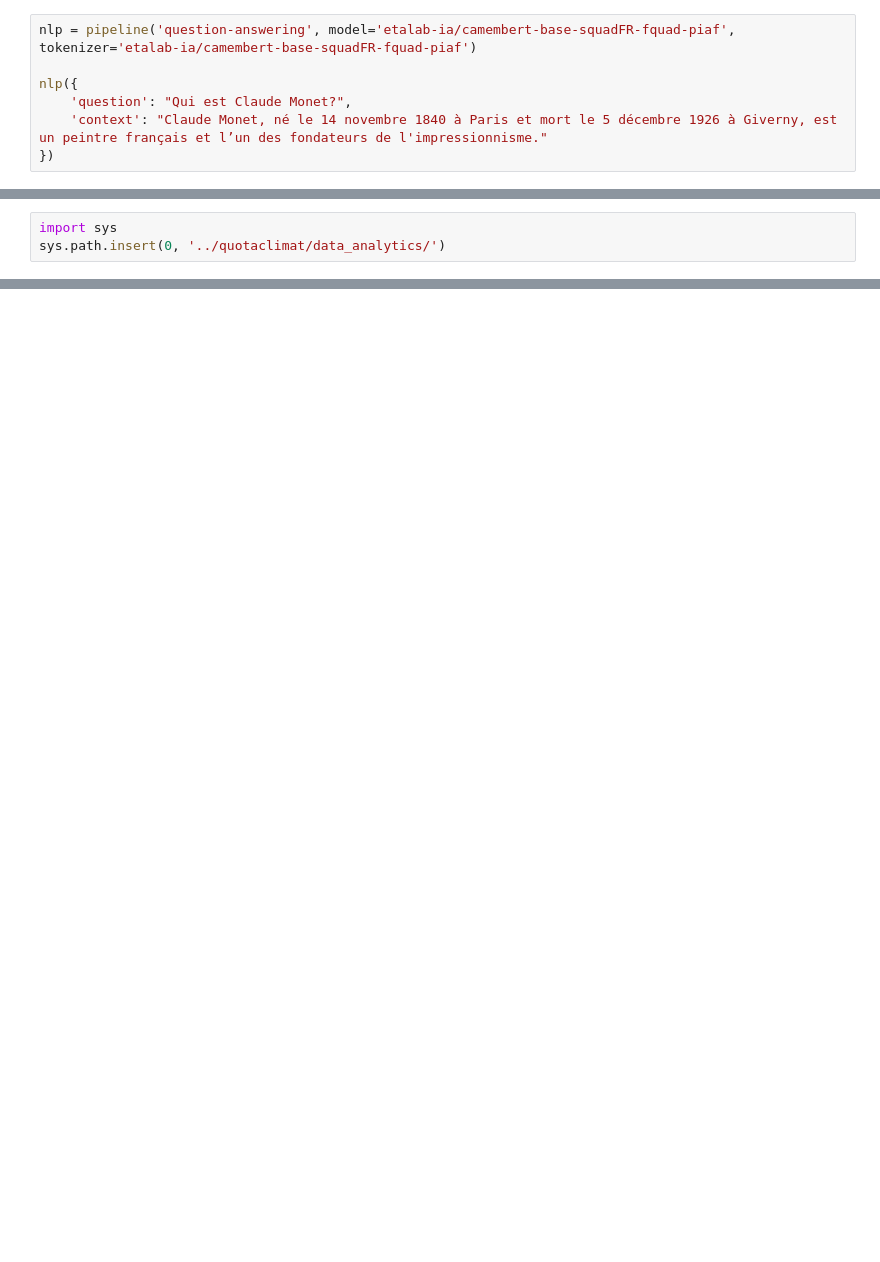
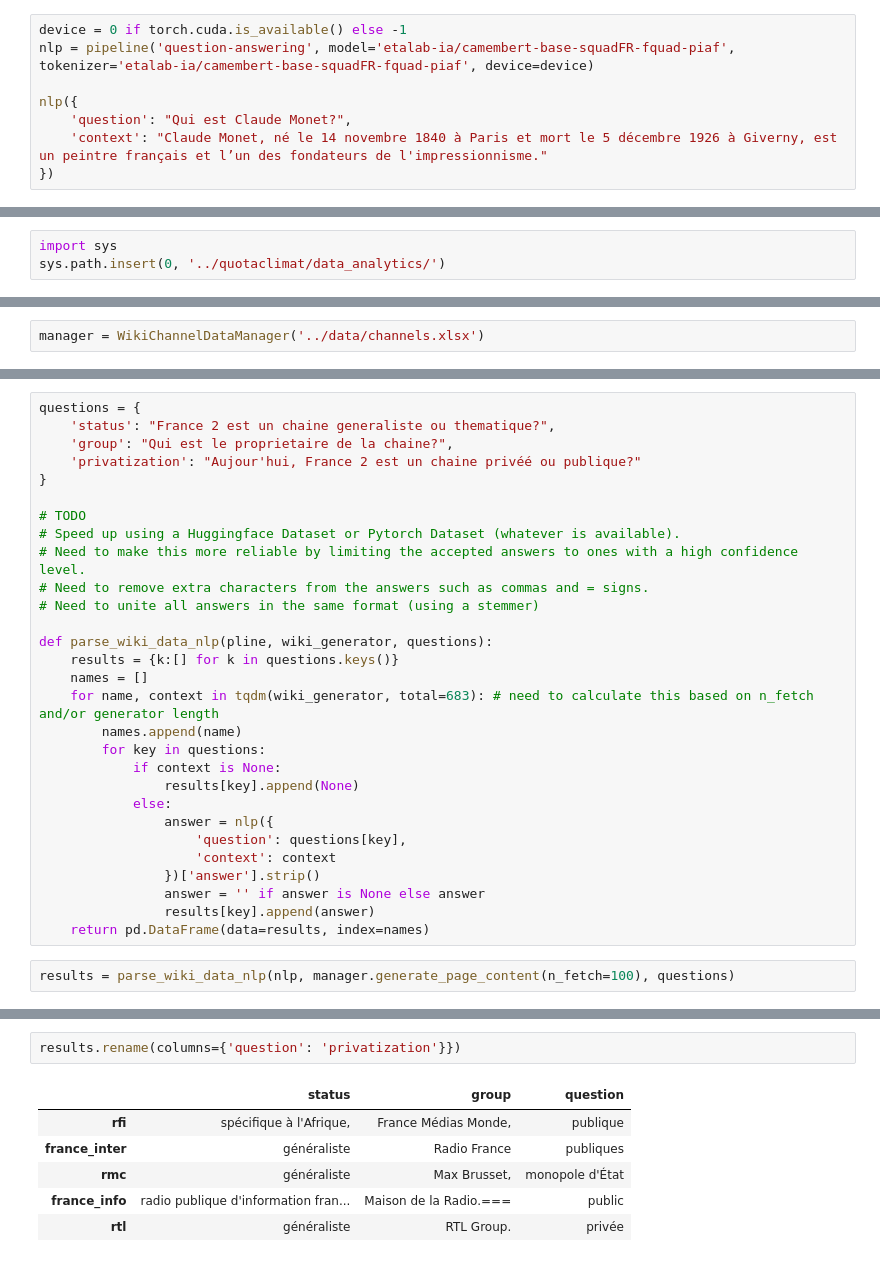
Before and after one commit to dataforgoodfr/quotaclimat, a Jupyter notebook: notebooks/nlp_interrogate_wikipedia_questions.ipynb, the cells around one changed output, grey strips where cells are left out. Saved outputs shown, nothing was run; the diff lists cells and outputs as text; blank space fills up the shorter version.

Commit message:
NLP parsing of wikipedia data generator outputs

```diff
--- a/notebooks/nlp_interrogate_wikipedia_questions.ipynb
+++ b/notebooks/nlp_interrogate_wikipedia_questions.ipynb
@@ -10,5 +16,6 @@ wikipedia.set_lang("fr")
 # %%
-nlp = pipeline('question-answering', model='etalab-ia/camembert-base-squadFR-fquad-piaf', tokenizer='etalab-ia/camembert-base-squadFR-fquad-piaf')
+device = 0 if torch.cuda.is_available() else -1
+nlp = pipeline('question-answering', model='etalab-ia/camembert-base-squadFR-fquad-piaf', tokenizer='etalab-ia/camembert-base-squadFR-fquad-piaf', device=device)
 
 nlp({
     'question': "Qui est Claude Monet?",
@@ -64,0 +76,2 @@ from scraper.wiki import WikiChannelDataManager
+# %%
+manager = WikiChannelDataManager('../data/channels.xlsx')
@@ -64,0 +84,31 @@ from scraper.wiki import WikiChannelDataManager
+# %%
+questions = {
+    'status': "France 2 est un chaine generaliste ou thematique?",
+    'group': "Qui est le proprietaire de la chaine?",
+    'privatization': "Aujour'hui, France 2 est un chaine privéé ou publique?"
+}
+
+# TODO
+# Speed up using a Huggingface Dataset or Pytorch Dataset (whatever is available).
+# Need to make this more reliable by limiting the accepted answers to ones with a high confidence level.
+# Need to remove extra characters from the answers such as commas and = signs.
+# Need to unite all answers in the same format (using a stemmer)
+
+def parse_wiki_data_nlp(pline, wiki_generator, questions):
+    results = {k:[] for k in questions.keys()}
+    names = []
+    for name, context in tqdm(wiki_generator, total=683): # need to calculate this based on n_fetch and/or generator length
+        names.append(name)
+        for key in questions:
+            if context is None:
+                results[key].append(None)
+            else:
+                answer = nlp({
+                    'question': questions[key],
+                    'context': context
+                })['answer'].strip()
+                answer = '' if answer is None else answer
+                results[key].append(answer)
+    return pd.DataFrame(data=results, index=names)
+# %%
+results = parse_wiki_data_nlp(nlp, manager.generate_page_content(n_fetch=100), questions)
@@ -64,0 +123,9 @@ from scraper.wiki import WikiChannelDataManager
+# %%
+results.rename(columns={'question': 'privatization'}})
+# %% [output]
+|  | status | group | question |
+| rfi | spécifique à l'Afrique, | France Médias Monde, | publique |
+| france_inter | généraliste | Radio France | publiques |
+| rmc | généraliste | Max Brusset, | monopole d'État |
+| france_info | radio publique d'information fran... | Maison de la Radio.=== | public |
+| rtl | généraliste | RTL Group. | privée |
```
Also changed, not shown: parts of 13 cells of this notebook.
